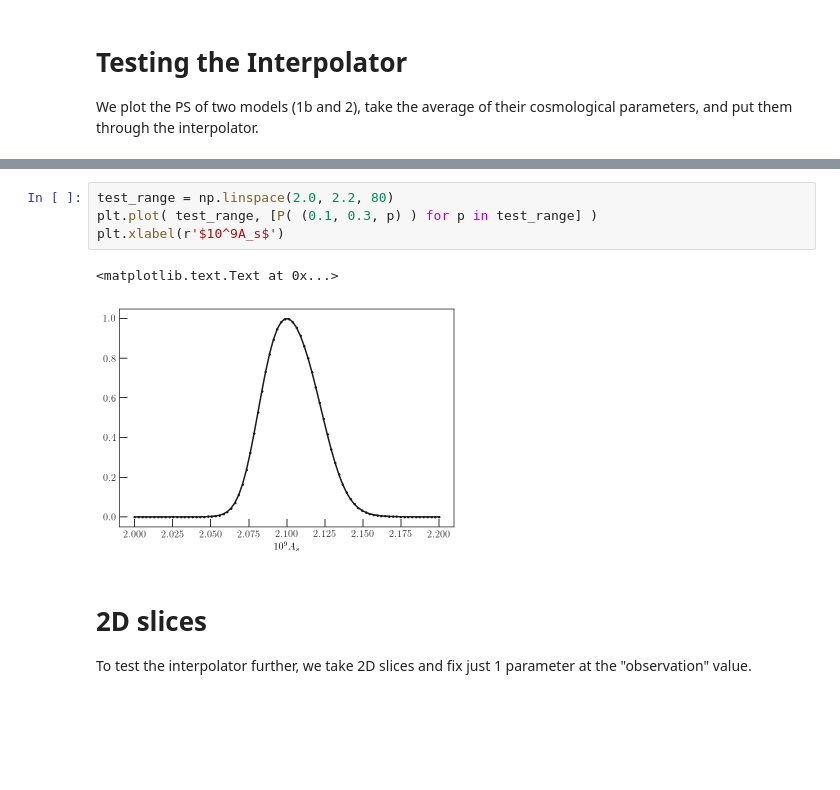
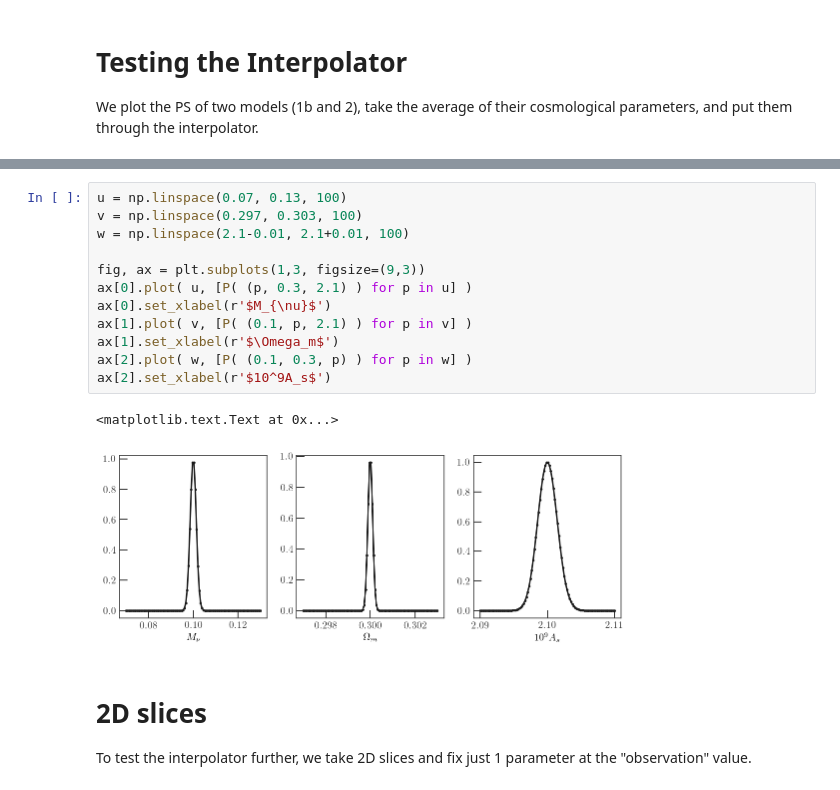
Before and after one commit to xzackli/neutrino_mpk, a Jupyter notebook: different_redshift_bins.ipynb, the cells around one changed output, grey strips where cells are left out. Cells and saved outputs as stored; diff of their text form; blank space fills up the shorter version.

```diff
--- a/different_redshift_bins.ipynb
+++ b/different_redshift_bins.ipynb
@@ -214,10 +221,18 @@ plt.xlabel(r'$\Omega_m$')
-# %%
-test_range = np.linspace(2.0, 2.2, 80)
-plt.plot( test_range, [P( (0.1, 0.3, p) ) for p in test_range] )
-plt.xlabel(r'$10^9A_s$')
-# %% [output]
-<matplotlib.text.Text at 0x...>
-[figure, removed]
+# %%
+u = np.linspace(0.07, 0.13, 100)
+v = np.linspace(0.297, 0.303, 100)
+w = np.linspace(2.1-0.01, 2.1+0.01, 100)
+
+fig, ax = plt.subplots(1,3, figsize=(9,3))
+ax[0].plot( u, [P( (p, 0.3, 2.1) ) for p in u] )
+ax[0].set_xlabel(r'$M_{\nu}$')
+ax[1].plot( v, [P( (0.1, p, 2.1) ) for p in v] )
+ax[1].set_xlabel(r'$\Omega_m$')
+ax[2].plot( w, [P( (0.1, 0.3, p) ) for p in w] )
+ax[2].set_xlabel(r'$10^9A_s$')
+# %% [output]
+<matplotlib.text.Text at 0x...>
+[figure, added]
 # %% [markdown]
 # 2D slices
 To test the interpolator further, we take 2D slices and fix just 1 parameter at the "observation" value.
```
Also changed, not shown: parts of 25 cells of this notebook.
